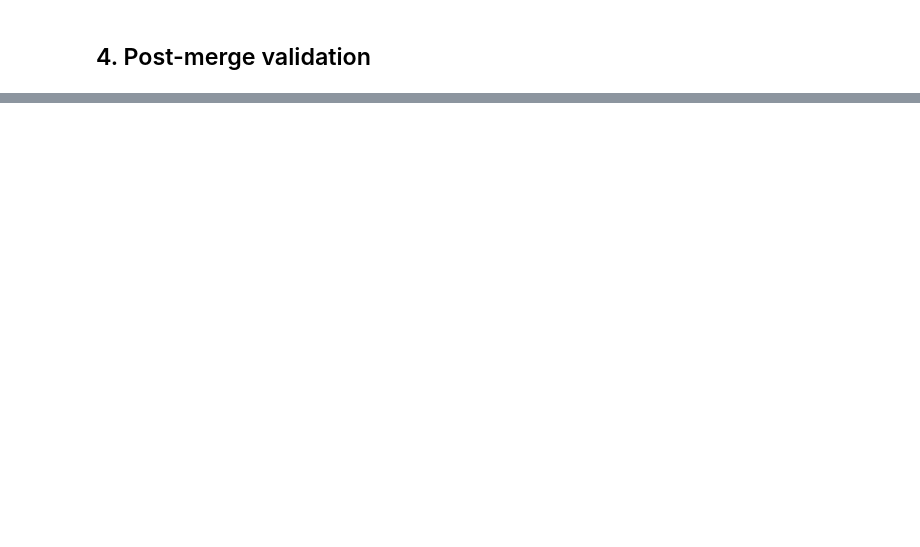
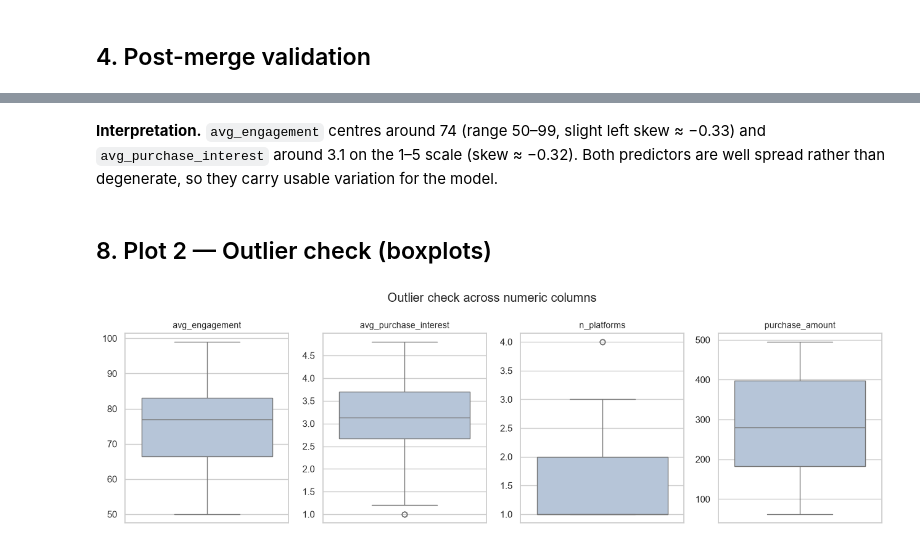
Before and after one commit to Hassan-Adelani-Luqman/g19-biometric-product-recommender, a Jupyter notebook: notebooks/01_eda_and_merge.ipynb, the cells around one changed output, grey strips where cells are left out. Cells and saved outputs as stored; diff of their text form; code cells hidden in the pictures; blank space fills up the shorter version.

```diff
--- a/notebooks/01_eda_and_merge.ipynb
+++ b/notebooks/01_eda_and_merge.ipynb
@@ -172,10 +127,0 @@ types
-# %%
-fig, ax = plt.subplots(figsize=(7, 4))
-sns.histplot(merged["purchase_amount"], bins=20, kde=True, color="steelblue", ax=ax)
-ax.set_title("Distribution of Purchase Amount")
-ax.set_xlabel("Purchase amount ($)")
-ax.set_ylabel("Number of transactions")
-fig.tight_layout()
-fig.savefig(FIG / "01_purchase_amount_dist.png", dpi=120)
-plt.show()
-print("skew:", round(merged["purchase_amount"].skew(), 2))
@@ -191,10 +127,0 @@ than normal. There is no dominant price band, so amount alone is unlikely to be
-# %%
-order = merged.groupby("product_category", observed=True)["purchase_amount"].median().sort_values().index
-fig, ax = plt.subplots(figsize=(7, 4))
-sns.boxplot(data=merged, x="product_category", y="purchase_amount", order=order, ax=ax)
-ax.set_title("Purchase Amount by Product Category")
-ax.set_xlabel("Product category")
-ax.set_ylabel("Purchase amount ($)")
-fig.tight_layout()
-fig.savefig(FIG / "02_amount_by_category_box.png", dpi=120)
-plt.show()
@@ -227,11 +127,0 @@ and non-linear methods (e.g. random forest / XGBoost in Phase 5) are worth tryin
-# %%
-fig, ax = plt.subplots(figsize=(7, 4))
-sns.countplot(data=merged, x="product_category",
-              order=merged["product_category"].value_counts().index, ax=ax)
-ax.set_title("Target Distribution: Product Category")
-ax.set_xlabel("Product category")
-ax.set_ylabel("Count")
-fig.tight_layout()
-fig.savefig(FIG / "04_target_distribution.png", dpi=120)
-plt.show()
-merged["product_category"].value_counts()
@@ -254,0 +213,17 @@ regenerate). It is the single tabular input for the Phase 5 product recommendati
+# %% [markdown]
+**Interpretation.** `avg_engagement` centres around 74 (range 50–99, slight left skew ≈ −0.33) and
+`avg_purchase_interest` around 3.1 on the 1–5 scale (skew ≈ −0.32). Both predictors are well spread
+rather than degenerate, so they carry usable variation for the model.
+# %% [markdown]
+## 8. Plot 2 — Outlier check (boxplots)
+# %%
+cols = ["avg_engagement", "avg_purchase_interest", "n_platforms", "purchase_amount"]
+fig, axes = plt.subplots(1, 4, figsize=(13, 4))
+for ax, c in zip(axes, cols):
+    sns.boxplot(y=merged[c], color="lightsteelblue", ax=ax)
+    ax.set_title(c, fontsize=10); ax.set_xlabel(""); ax.set_ylabel("")
+fig.suptitle("Outlier check across numeric columns")
+fig.tight_layout(); fig.savefig(FIG / "02_outlier_boxplots.png", dpi=120, bbox_inches="tight")
+plt.show()
+# %% [output]
+[figure, added]
```
Also changed, not shown: parts of 49 cells of this notebook, 8 other files.
